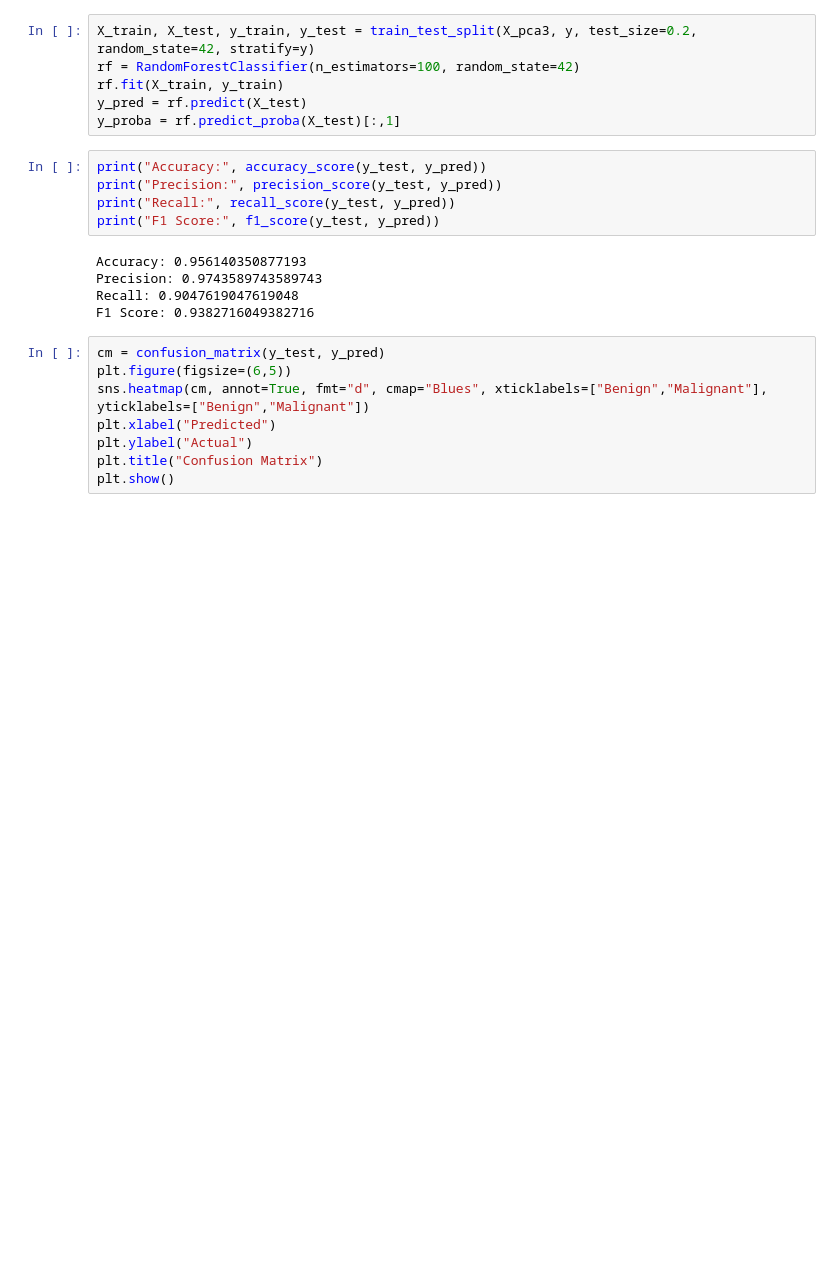
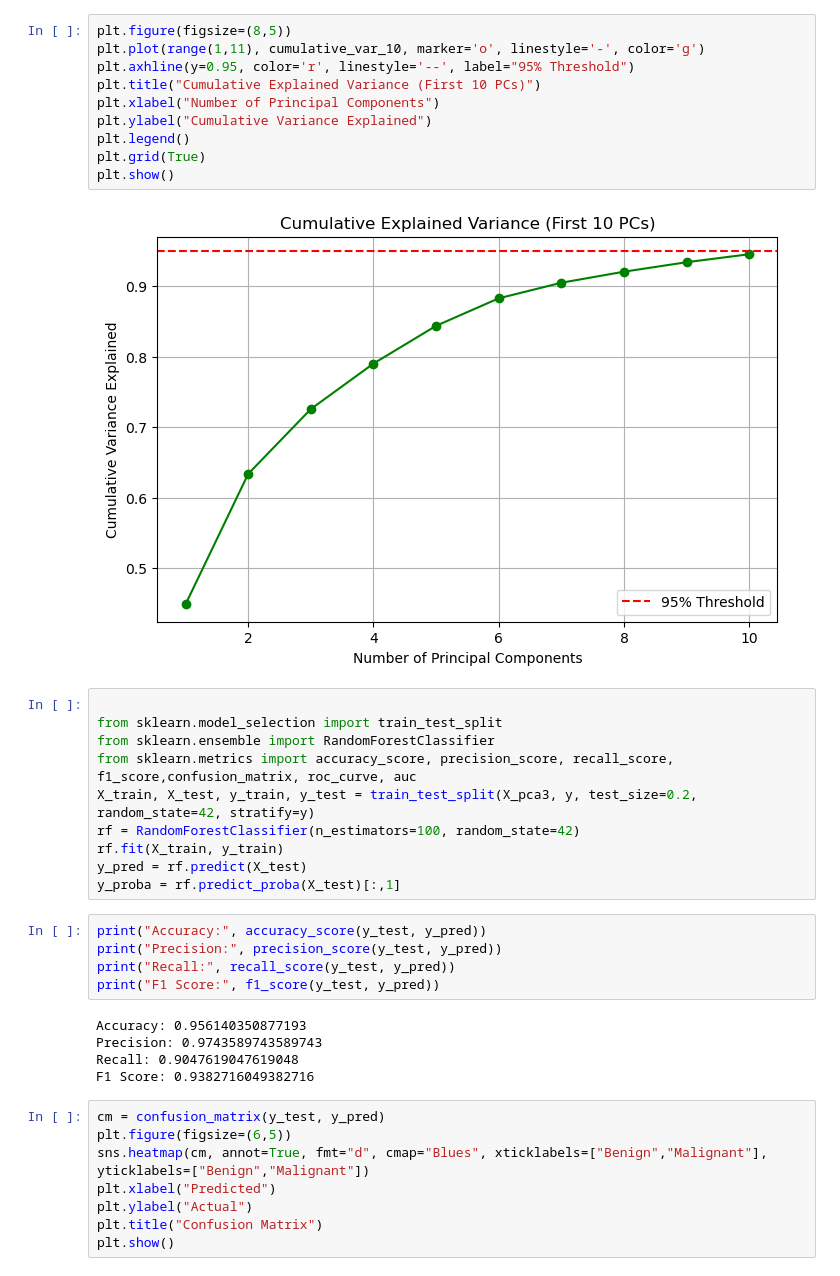
Before and after one commit to Jhananishri-B/PCA, a Jupyter notebook: PCA.ipynb, the cells around one changed output. Drawn from its saved outputs; the diff is of its cells as text; blank space fills up the shorter version.

```diff
--- a/PCA.ipynb
+++ b/PCA.ipynb
@@ -61,4 +139,20 @@ plt.show()
+# %%
+plt.figure(figsize=(8,5))
+plt.plot(range(1,11), cumulative_var_10, marker='o', linestyle='-', color='g')
+plt.axhline(y=0.95, color='r', linestyle='--', label="95% Threshold")
+plt.title("Cumulative Explained Variance (First 10 PCs)")
+plt.xlabel("Number of Principal Components")
+plt.ylabel("Cumulative Variance Explained")
+plt.legend()
+plt.grid(True)
+plt.show()
+# %% [output]
+[figure, added]
 # %%
+
+from sklearn.model_selection import train_test_split
+from sklearn.ensemble import RandomForestClassifier
+from sklearn.metrics import accuracy_score, precision_score, recall_score, f1_score,confusion_matrix, roc_curve, auc
 X_train, X_test, y_train, y_test = train_test_split(X_pca3, y, test_size=0.2, random_state=42, stratify=y)
 rf = RandomForestClassifier(n_estimators=100, random_state=42)
 rf.fit(X_train, y_train)
```
Also changed, not shown: parts of 7 cells of this notebook, 2 other files.
